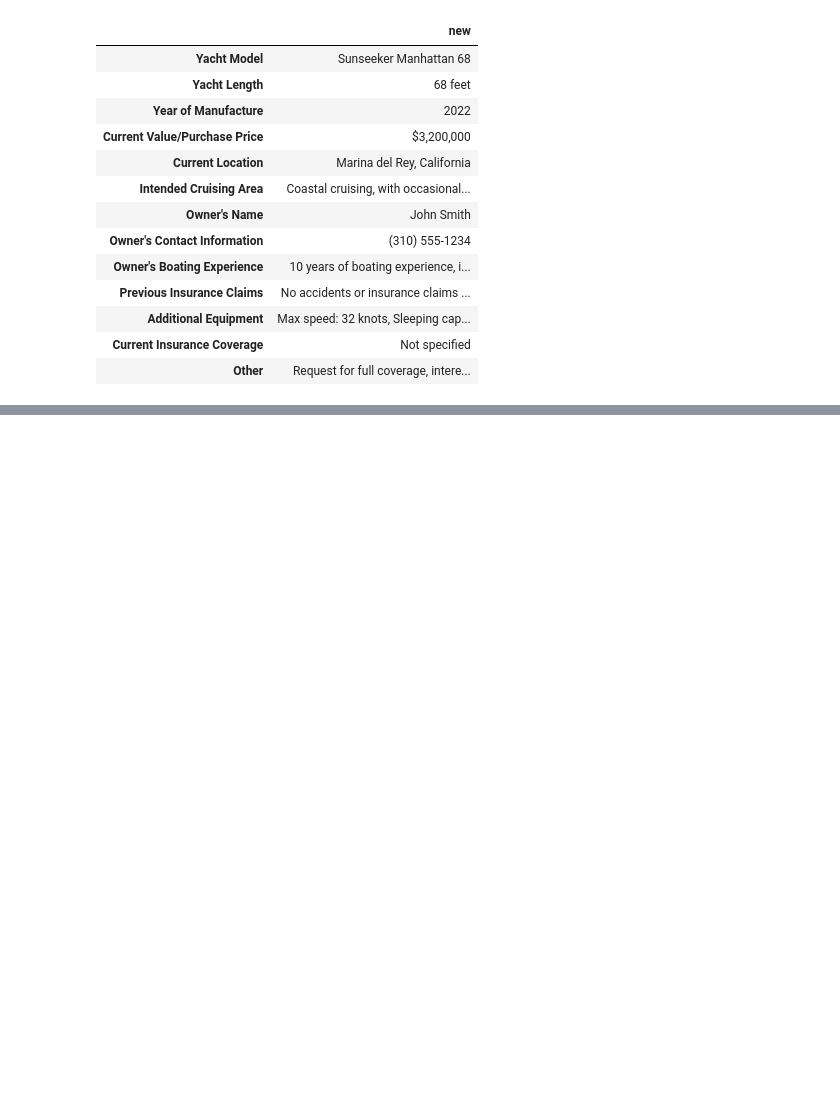
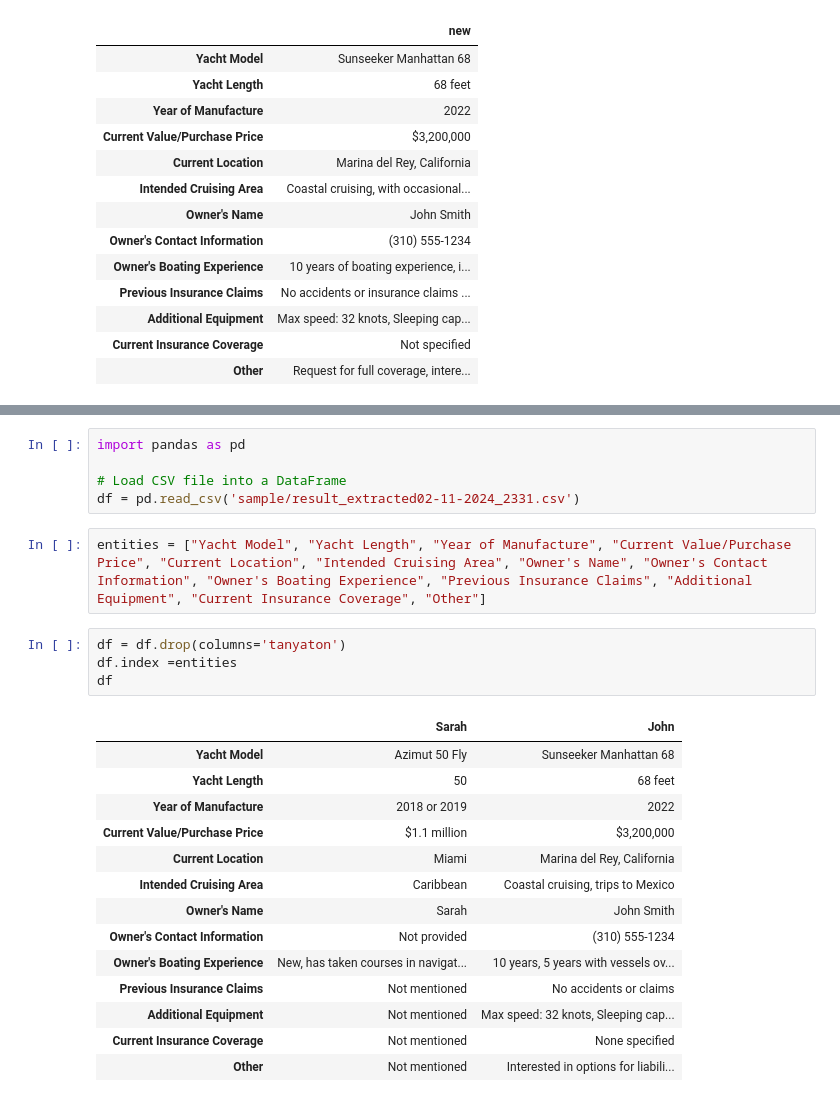
Before and after one commit to tanyaaton/inquiry-emails-extraction, a Jupyter notebook: test.ipynb, the cells around one changed output, grey strips where cells are left out. Drawn from its saved outputs; the diff is of its cells as text; blank space fills up the shorter version.

```diff
--- a/test.ipynb
+++ b/test.ipynb
@@ -154,0 +240,26 @@ df
+# %%
+import pandas as pd
+
+# Load CSV file into a DataFrame
+df = pd.read_csv('sample/result_extracted02-11-2024_2331.csv')
+# %%
+entities = ["Yacht Model", "Yacht Length", "Year of Manufacture", "Current Value/Purchase Price", "Current Location", "Intended Cruising Area", "Owner's Name", "Owner's Contact Information", "Owner's Boating Experience", "Previous Insurance Claims", "Additional Equipment", "Current Insurance Coverage", "Other"]
+# %%
+df = df.drop(columns='tanyaton')
+df.index =entities
+df
+# %% [output]
+|  | Sarah | John |
+| Yacht Model | Azimut 50 Fly | Sunseeker Manhattan 68 |
+| Yacht Length | 50 | 68 feet |
+| Year of Manufacture | 2018 or 2019 | 2022 |
+| Current Value/Purchase Price | $1.1 million | $3,200,000 |
+| Current Location | Miami | Marina del Rey, California |
+| Intended Cruising Area | Caribbean | Coastal cruising, trips to Mexico |
+| Owner's Name | Sarah | John Smith |
+| Owner's Contact Information | Not provided | (310) 555-1234 |
+| Owner's Boating Experience | New, has taken courses in navigat... | 10 years, 5 years with vessels ov... |
+| Previous Insurance Claims | Not mentioned | No accidents or claims |
+| Additional Equipment | Not mentioned | Max speed: 32 knots, Sleeping cap... |
+| Current Insurance Coverage | Not mentioned | None specified |
+| Other | Not mentioned | Interested in options for liabili... |
```
Also changed, not shown: parts of 28 cells of this notebook, 6 other files.
